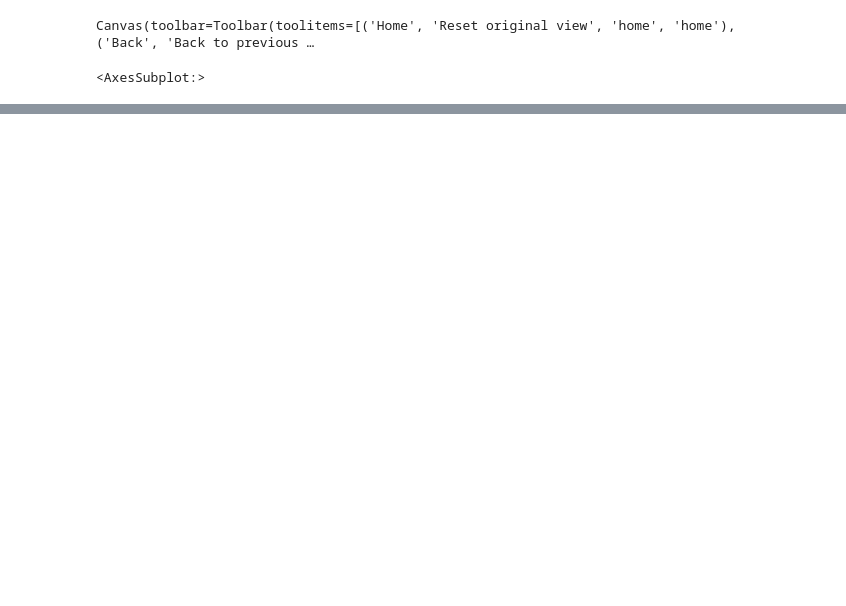
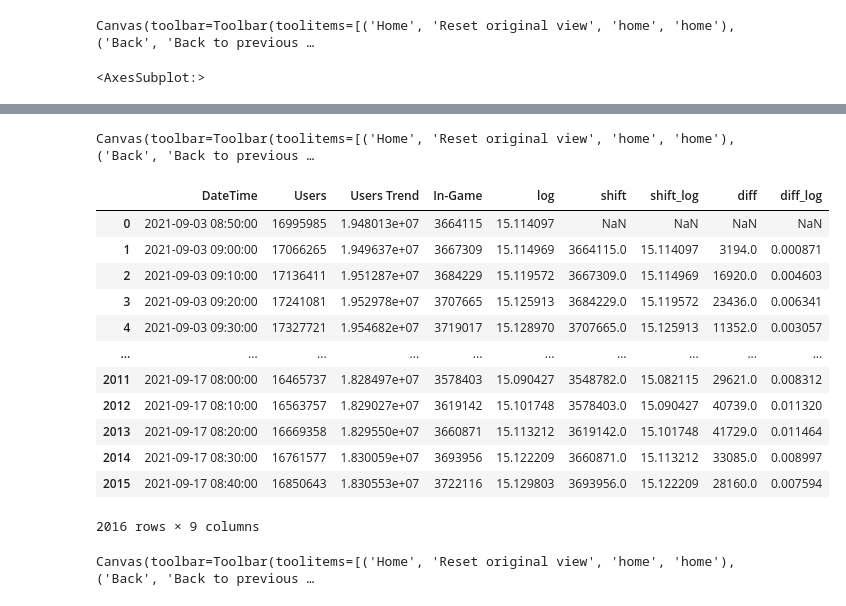
Before and after one commit to tristanmckechnie/tristan_meng_data_science, a Jupyter notebook: multivariate-playground.ipynb, the cells around one changed output, grey strips where cells are left out. Cells and saved outputs as stored; diff of their text form; code cells hidden in the pictures; blank space fills up the shorter version.

```diff
--- a/multivariate-playground.ipynb
+++ b/multivariate-playground.ipynb
@@ -207,0 +273,35 @@ Canvas(toolbar=Toolbar(toolitems=[('Home', 'Reset original view', 'home', 'home'
+# %%
+df = pd.read_csv('./test_data/chart_c.csv')
+
+df['log'] = df['In-Game'].apply(lambda x: np.log(x))
+df['shift'] = df['In-Game'].shift(periods=1)
+df['shift_log'] = df['log'].shift(periods=1)
+df['diff'] = df['In-Game'] - df['shift']
+df['diff_log'] = df['log'] - df['shift_log']
+
+df.loc[:,['In-Game','diff','diff_log']].plot(subplots=True,figsize=(10,12),xlabel='Timestep',grid=True)
+
+df
+# %% [output]
+Canvas(toolbar=Toolbar(toolitems=[('Home', 'Reset original view', 'home', 'home'), ('Back', 'Back to previous …
+|  | DateTime | Users | Users Trend | In-Game | log | shift | shift_log | diff | diff_log |
+| 0 | 2021-09-03 08:50:00 | 16995985 | 1.948013e+07 | 3664115 | 15.114097 | NaN | NaN | NaN | NaN |
+| 1 | 2021-09-03 09:00:00 | 17066265 | 1.949637e+07 | 3667309 | 15.114969 | 3664115.0 | 15.114097 | 3194.0 | 0.000871 |
+| 2 | 2021-09-03 09:10:00 | 17136411 | 1.951287e+07 | 3684229 | 15.119572 | 3667309.0 | 15.114969 | 16920.0 | 0.004603 |
+| 3 | 2021-09-03 09:20:00 | 17241081 | 1.952978e+07 | 3707665 | 15.125913 | 3684229.0 | 15.119572 | 23436.0 | 0.006341 |
+| 4 | 2021-09-03 09:30:00 | 17327721 | 1.954682e+07 | 3719017 | 15.128970 | 3707665.0 | 15.125913 | 11352.0 | 0.003057 |
+| ... | ... | ... | ... | ... | ... | ... | ... | ... | ... |
+| 2011 | 2021-09-17 08:00:00 | 16465737 | 1.828497e+07 | 3578403 | 15.090427 | 3548782.0 | 15.082115 | 29621.0 | 0.008312 |
+| 2012 | 2021-09-17 08:10:00 | 16563757 | 1.829027e+07 | 3619142 | 15.101748 | 3578403.0 | 15.090427 | 40739.0 | 0.011320 |
+| 2013 | 2021-09-17 08:20:00 | 16669358 | 1.829550e+07 | 3660871 | 15.113212 | 3619142.0 | 15.101748 | 41729.0 | 0.011464 |
+| 2014 | 2021-09-17 08:30:00 | 16761577 | 1.830059e+07 | 3693956 | 15.122209 | 3660871.0 | 15.113212 | 33085.0 | 0.008997 |
+| 2015 | 2021-09-17 08:40:00 | 16850643 | 1.830553e+07 | 3722116 | 15.129803 | 3693956.0 | 15.122209 | 28160.0 | 0.007594 |
+2016 rows × 9 columns
+# %%
+df.loc[662:663,'diff_log'] = 0
+df.loc[1670:1672,'diff_log'] = 0
+
+df.loc[:,['In-Game','diff','diff_log']].plot(subplots=True,figsize=(10,12),xlabel='Timestep',grid=True)
+df.to_csv('./test_data/chart_c_stationary.csv')
+# %% [output]
+Canvas(toolbar=Toolbar(toolitems=[('Home', 'Reset original view', 'home', 'home'), ('Back', 'Back to previous …
```
Also changed, not shown: parts of 7 cells of this notebook, 54 other files.
